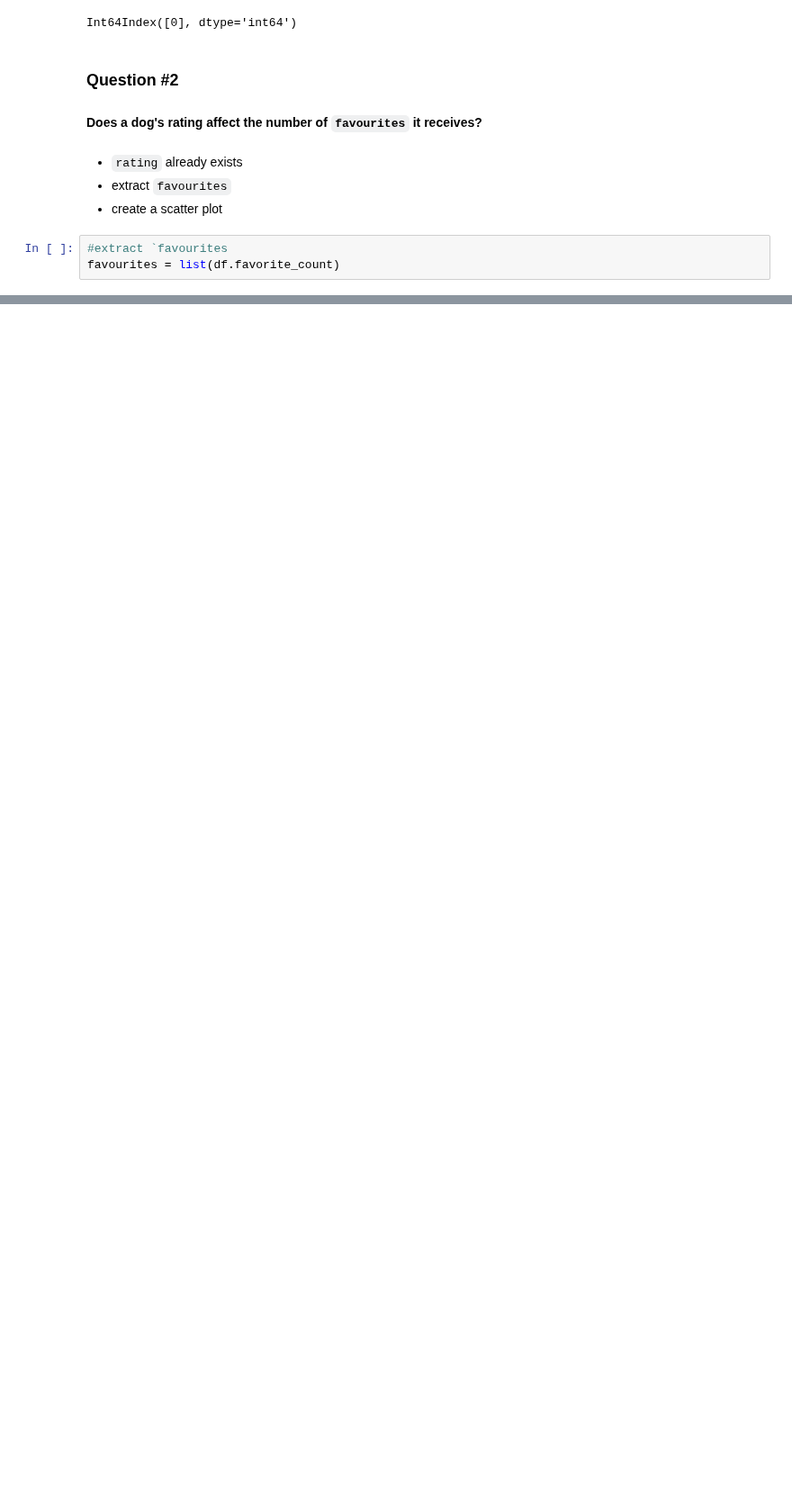
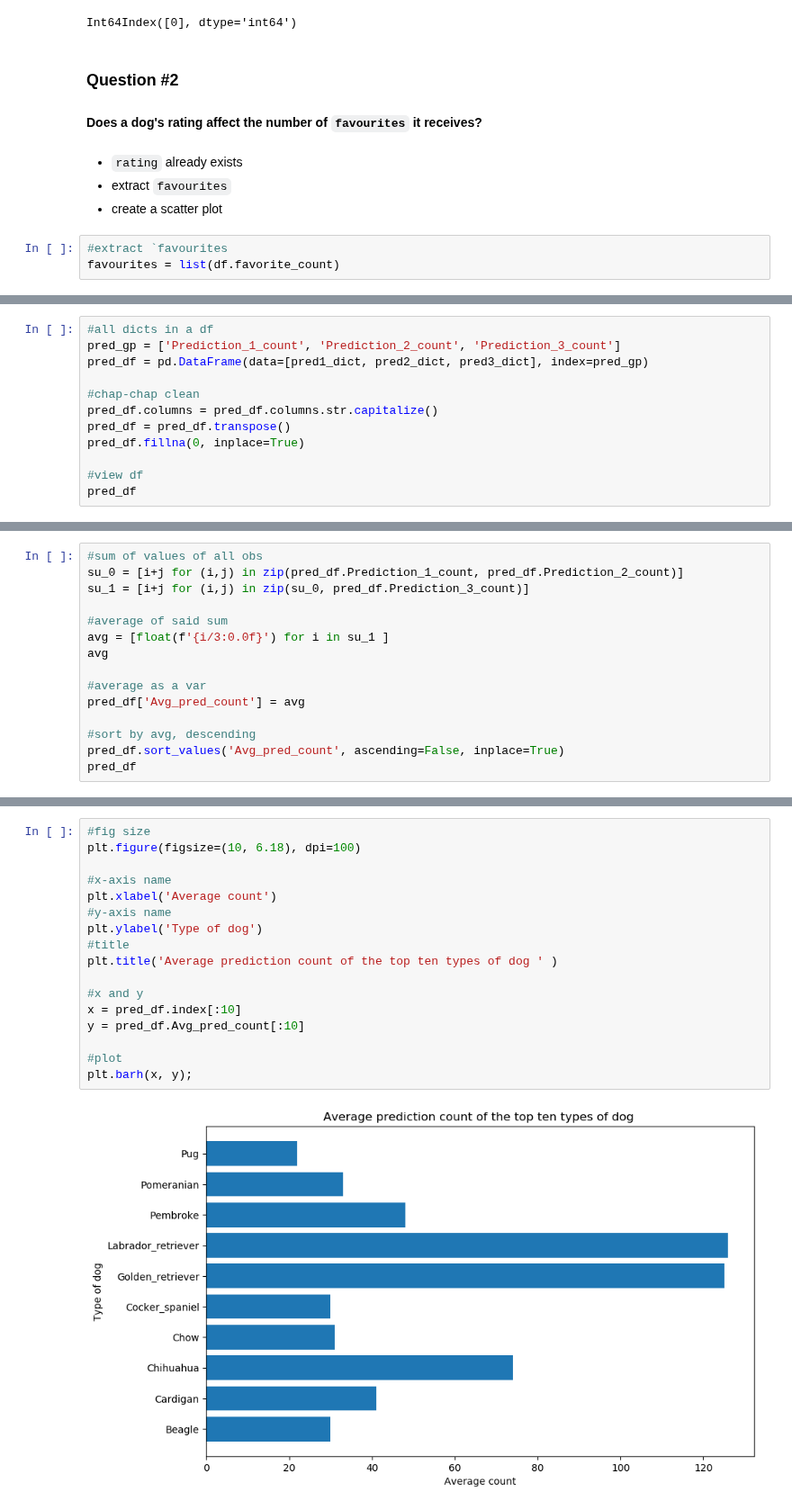
Before and after one commit to brk-a/alx-t-data-analyst, a Jupyter notebook: 0x01-project_2_wrangle_and_analyse_data/wrangle_act.ipynb, the cells around one changed output, grey strips where cells are left out. Shown at 90% size. Saved outputs shown, nothing was run; the diff lists cells and outputs as text; blank space fills up the shorter version.

```diff
--- a/0x01-project_2_wrangle_and_analyse_data/wrangle_act.ipynb
+++ b/0x01-project_2_wrangle_and_analyse_data/wrangle_act.ipynb
@@ -1258,0 +1373,12 @@ plt.scatter(rating,favourites); #to be continued...
+# %%
+#all dicts in a df
+pred_gp = ['Prediction_1_count', 'Prediction_2_count', 'Prediction_3_count']
+pred_df = pd.DataFrame(data=[pred1_dict, pred2_dict, pred3_dict], index=pred_gp)
+
+#chap-chap clean
+pred_df.columns = pred_df.columns.str.capitalize()
+pred_df = pred_df.transpose()
+pred_df.fillna(0, inplace=True)
+
+#view df
+pred_df
@@ -1258,0 +1403,15 @@ plt.scatter(rating,favourites); #to be continued...
+# %%
+#sum of values of all obs
+su_0 = [i+j for (i,j) in zip(pred_df.Prediction_1_count, pred_df.Prediction_2_count)]
+su_1 = [i+j for (i,j) in zip(su_0, pred_df.Prediction_3_count)]
+
+#average of said sum
+avg = [float(f'{i/3:0.0f}') for i in su_1 ]
+avg
+
+#average as a var
+pred_df['Avg_pred_count'] = avg
+
+#sort by avg, descending
+pred_df.sort_values('Avg_pred_count', ascending=False, inplace=True)
+pred_df
@@ -1258,0 +1436,19 @@ plt.scatter(rating,favourites); #to be continued...
+# %%
+#fig size
+plt.figure(figsize=(10, 6.18), dpi=100)
+
+#x-axis name
+plt.xlabel('Average count')
+#y-axis name
+plt.ylabel('Type of dog')
+#title
+plt.title('Average prediction count of the top ten types of dog ' )
+
+#x and y
+x = pred_df.index[:10]
+y = pred_df.Avg_pred_count[:10]
+
+#plot
+plt.barh(x, y);
+# %% [output]
+[figure, added]
```
Also changed, not shown: parts of 33 cells of this notebook.
